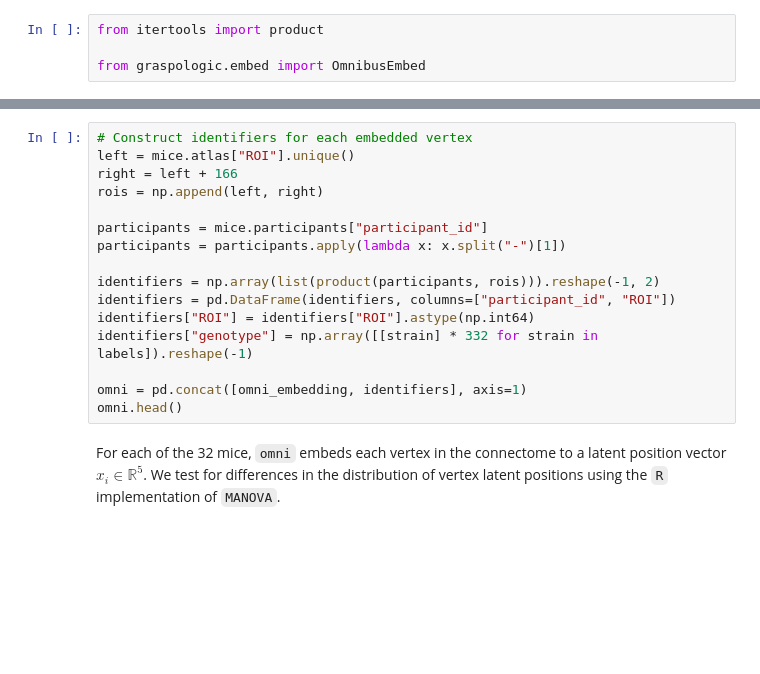
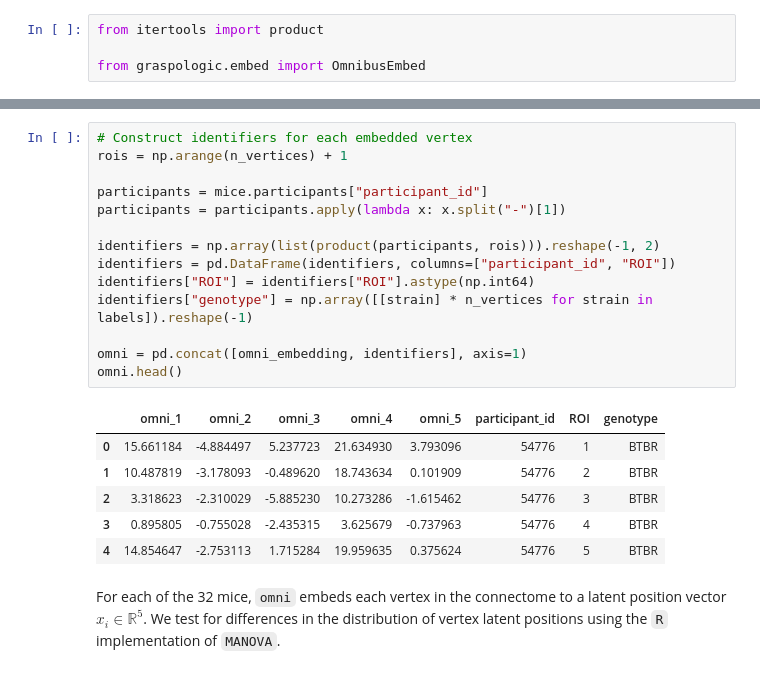
Before and after one commit to neurodata/MCC, a Jupyter notebook: code/4a_identifying_signal_components.ipynb, the cells around one changed output, grey strips where cells are left out. Drawn from its saved outputs; the diff is of its cells as text; blank space fills up the shorter version.

```diff
--- a/code/4a_identifying_signal_components.ipynb
+++ b/code/4a_identifying_signal_components.ipynb
@@ -205,19 +261,24 @@ omni_embedding.head()
 # %%
 # Construct identifiers for each embedded vertex
-left = mice.atlas["ROI"].unique()
-right = left + 166
-rois = np.append(left, right)
+rois = np.arange(n_vertices) + 1
 
 participants = mice.participants["participant_id"]
 participants = participants.apply(lambda x: x.split("-")[1])
 
 identifiers = np.array(list(product(participants, rois))).reshape(-1, 2)
 identifiers = pd.DataFrame(identifiers, columns=["participant_id", "ROI"])
 identifiers["ROI"] = identifiers["ROI"].astype(np.int64)
-identifiers["genotype"] = np.array([[strain] * 332 for strain in labels]).reshape(-1)
+identifiers["genotype"] = np.array([[strain] * n_vertices for strain in labels]).reshape(-1)
 
 omni = pd.concat([omni_embedding, identifiers], axis=1)
 omni.head()
+# %% [output]
+|  | omni_1 | omni_2 | omni_3 | omni_4 | omni_5 | participant_id | ROI | genotype |
+| 0 | 15.661184 | -4.884497 | 5.237723 | 21.634930 | 3.793096 | 54776 | 1 | BTBR |
+| 1 | 10.487819 | -3.178093 | -0.489620 | 18.743634 | 0.101909 | 54776 | 2 | BTBR |
+| 2 | 3.318623 | -2.310029 | -5.885230 | 10.273286 | -1.615462 | 54776 | 3 | BTBR |
+| 3 | 0.895805 | -0.755028 | -2.435315 | 3.625679 | -0.737963 | 54776 | 4 | BTBR |
+| 4 | 14.854647 | -2.753113 | 1.715284 | 19.959635 | 0.375624 | 54776 | 5 | BTBR |
 # %% [markdown]
 For each of the 32 mice, `omni` embeds each vertex in the connectome to a
 latent position vector $x_i \in \mathbb{R}^5$.
```
Also changed, not shown: parts of 14 cells of this notebook, 8 other files.
